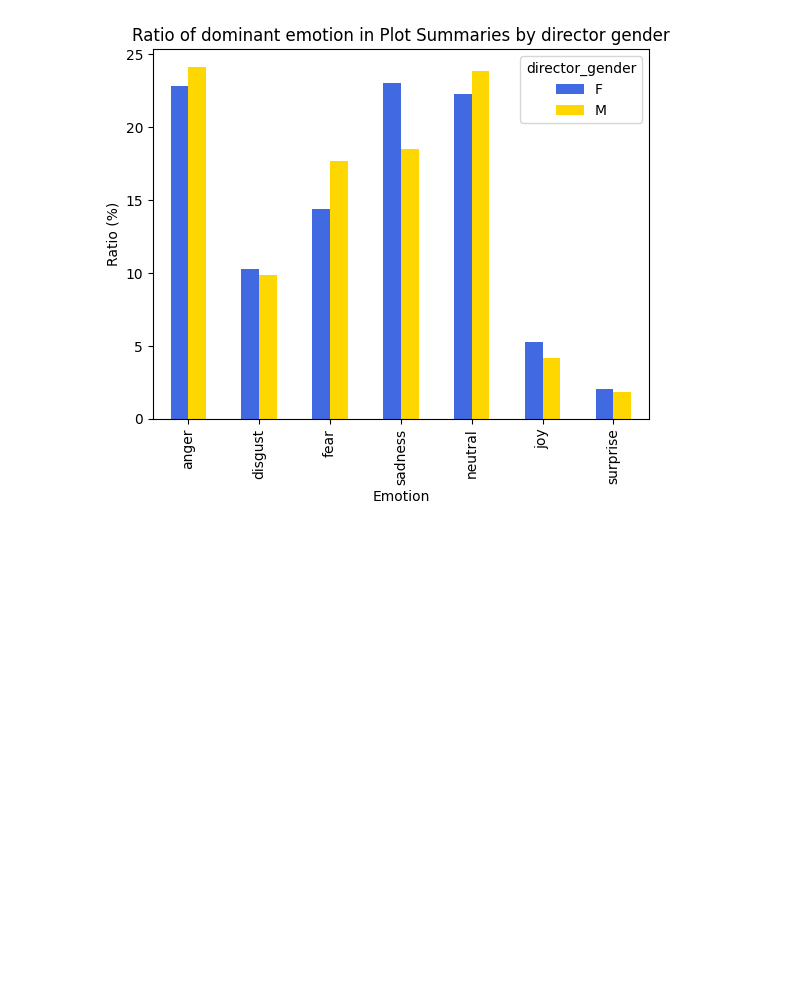
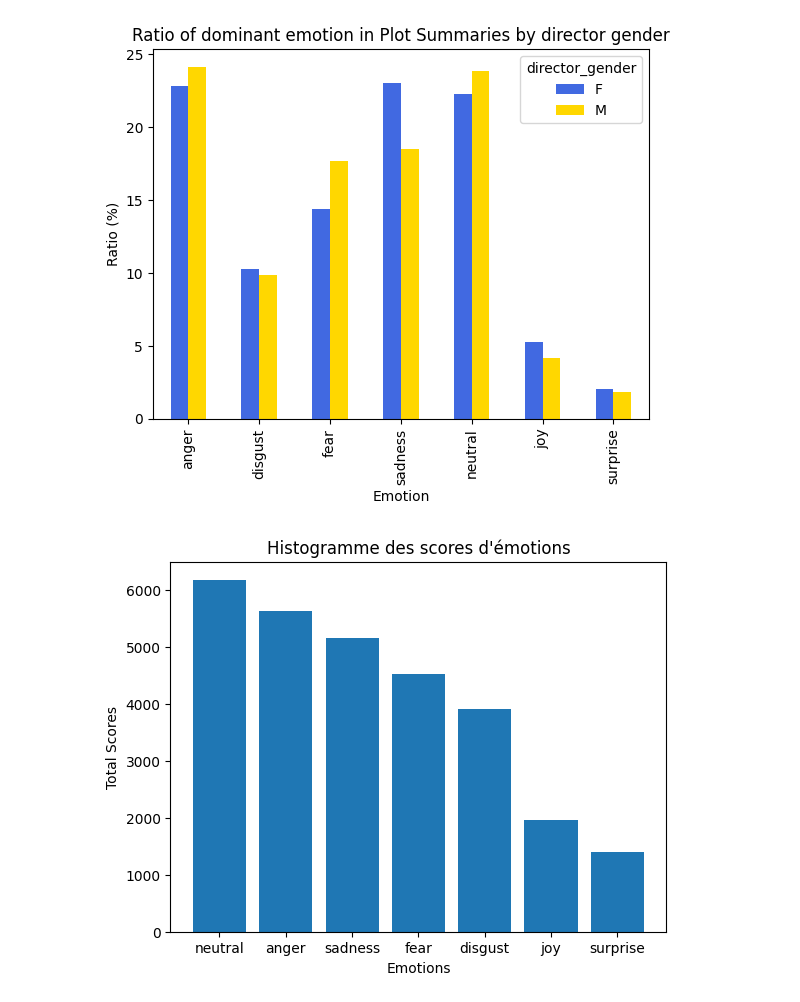
Before and after one commit to epfl-ada/ada-2024-project-adapocalypse, a Jupyter notebook: plot_summaries_analysis.ipynb, the cells around one changed output. Cells and saved outputs as stored; diff of their text form; code cells hidden in the pictures; blank space fills up the shorter version.

```diff
--- a/plot_summaries_analysis.ipynb
+++ b/plot_summaries_analysis.ipynb
@@ -213,0 +315,34 @@ plt.show()
+# %%
+# Nouveau plot de la distribution des émotions au pro rata des scores de chaque emotion
+
+emotion_totals = {
+    'anger': 0,
+    'disgust': 0,
+    'fear': 0,
+    'joy': 0,
+    'neutral': 0,
+    'sadness': 0,
+    'surprise': 0
+}
+
+for emotion_score in df_plot_emotions['emotion_scores']:
+    # Convertir la chaîne JSON en dictionnaire
+    scores = ast.literal_eval(emotion_score)
+    for emotion, score in scores.items():
+        emotion_totals[emotion] += score
+
+# plt.bar(emotion_totals.keys(), emotion_totals.values())
+# plt.xlabel('Emotions')
+# plt.ylabel('Total Scores')
+# plt.title('Histogramme des scores d\'émotions')
+# plt.show()
+
+
+sorted_emotion_totals = dict(sorted(emotion_totals.items(), key=lambda item: item[1], reverse=True))
+plt.bar(sorted_emotion_totals.keys(), sorted_emotion_totals.values())
+plt.xlabel('Emotions')
+plt.ylabel('Total Scores')
+plt.title('Histogramme des scores d\'émotions')
+plt.show()
+# %% [output]
+[figure, added]
```
Also changed, not shown: parts of 10 cells of this notebook.
